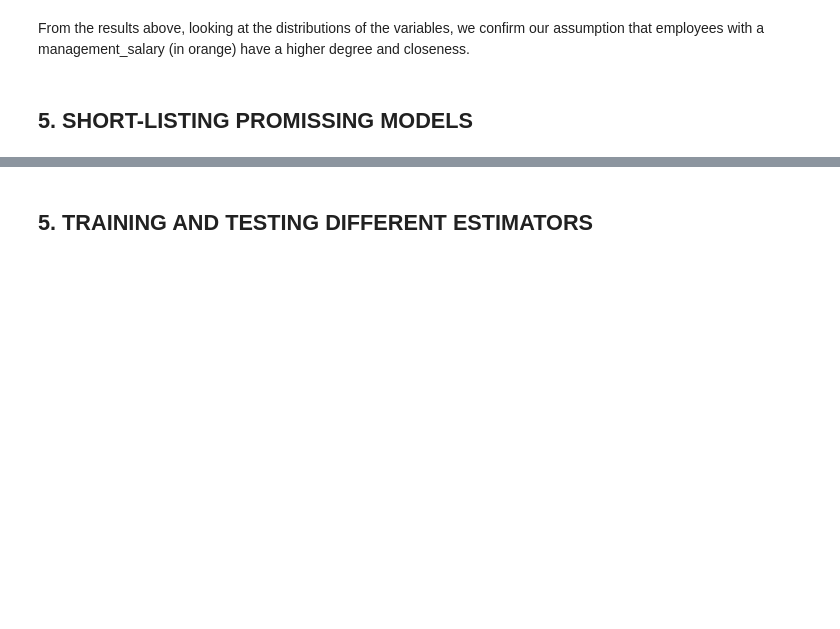
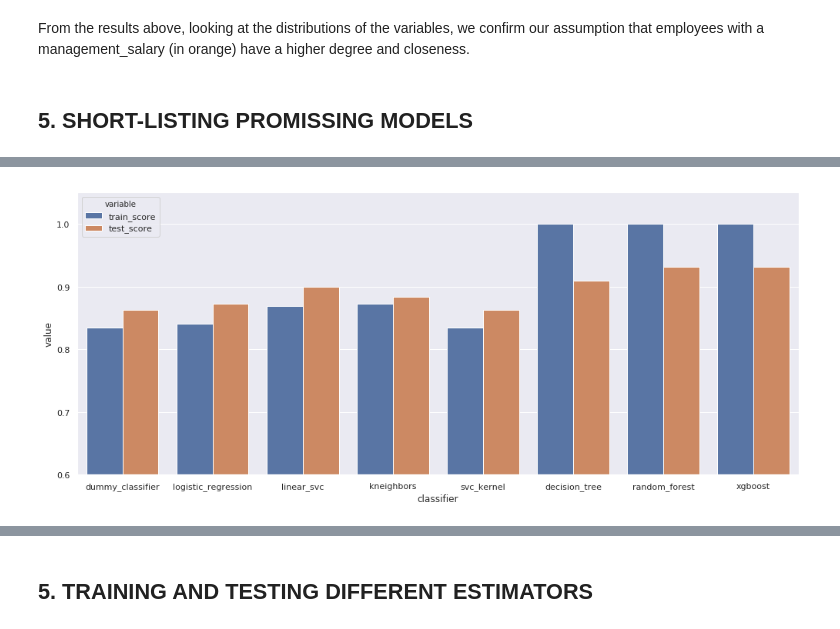
Before and after one commit to Albert-AGM/email_network, a Jupyter notebook: email_network.ipynb, the cells around one changed output, grey strips where cells are left out. Drawn from its saved outputs; the diff is of its cells as text; code cells hidden in the pictures; blank space fills up the shorter version.

```diff
--- a/email_network.ipynb
+++ b/email_network.ipynb
@@ -291,0 +387,6 @@ From the results above, looking at the distributions of the variables, we confir
+# %%
+tree_clf = DecisionTreeClassifier()
+tree_clf.fit(X_train, y_train)
+scores.append(('decision_tree', tree_clf.score(X_train, y_train), tree_clf.score(X_test, y_test)))
+print(tree_clf.score(X_train, y_train))
+print(tree_clf.score(X_test, y_test))
@@ -291,0 +400,6 @@ From the results above, looking at the distributions of the variables, we confir
+# %%
+random_clf = RandomForestClassifier()
+random_clf.fit(X_train, y_train)
+scores.append(('random_forest', random_clf.score(X_train, y_train), random_clf.score(X_test, y_test)))
+print(random_clf.score(X_train, y_train))
+print(random_clf.score(X_test, y_test))
@@ -291,0 +413,6 @@ From the results above, looking at the distributions of the variables, we confir
+# %%
+xgb_clf = XGBClassifier()
+xgb_clf.fit(X_train, y_train)
+scores.append(('xgboost', xgb_clf.score(X_train, y_train), xgb_clf.score(X_test, y_test)))
+print(xgb_clf.score(X_train, y_train))
+print(xgb_clf.score(X_test, y_test))
@@ -291,0 +424,4 @@ From the results above, looking at the distributions of the variables, we confir
+# %%
+df_scores = pd.DataFrame(scores, columns=['classifier', 'train_score', 'test_score'])
+df_scores_melted = pd.melt(frame=df_scores, id_vars='classifier', value_vars=['train_score', 'test_score'])
+df_scores
@@ -291,0 +438,7 @@ From the results above, looking at the distributions of the variables, we confir
+# %%
+fig, ax = plt.subplots(1, 1, figsize = (14,6))
+sns.barplot(x='classifier', y='value', hue='variable', data=df_scores_melted)
+ax.set(ylim=[0.6,1.05])
+plt.tight_layout()
+# %% [output]
+[figure, added]
```
Also changed, not shown: parts of 31 cells of this notebook.
